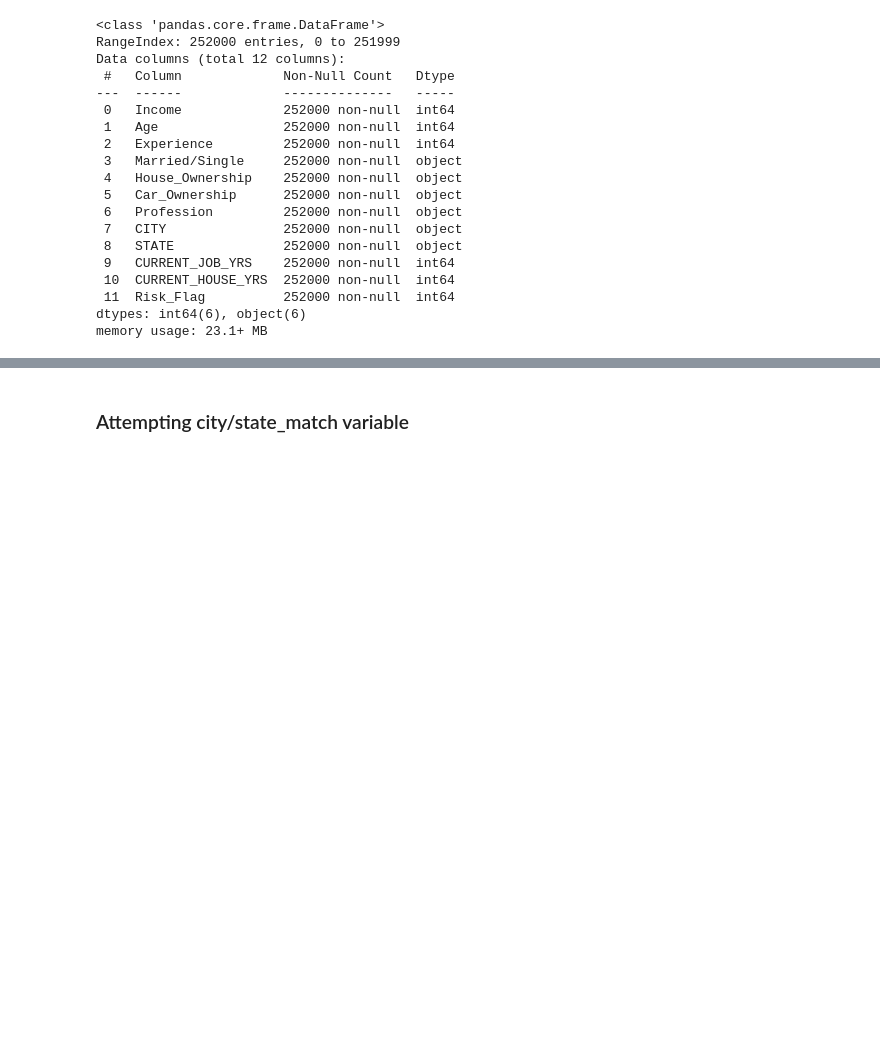
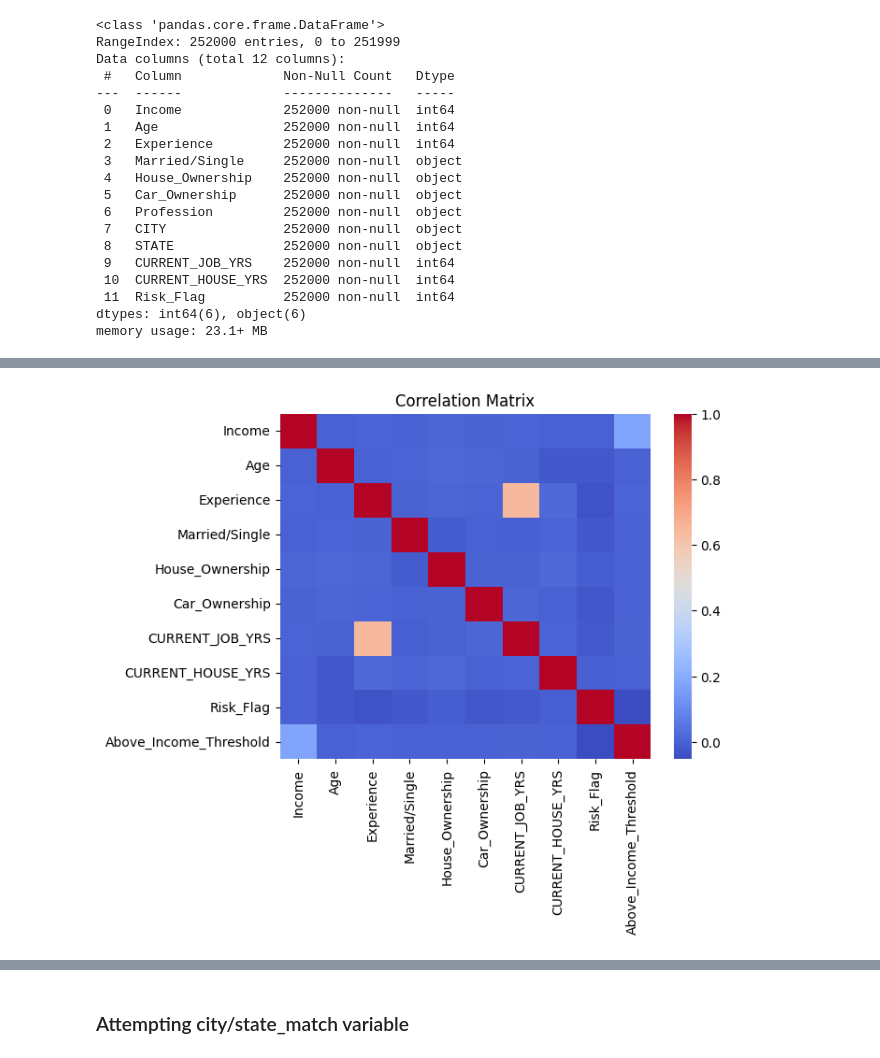
Before and after one commit to BenjaminUy/Predicting-Loan-User-Default-Risk, a Jupyter notebook: notebooks/Cleaning_&_Analysis.ipynb, the cells around one changed output, grey strips where cells are left out. Saved outputs shown, nothing was run; the diff lists cells and outputs as text; code cells hidden in the pictures; blank space fills up the shorter version.

```diff
--- a/notebooks/Cleaning_&_Analysis.ipynb
+++ b/notebooks/Cleaning_&_Analysis.ipynb
@@ -292,3 +292,16 @@ Data columns (total 12 columns):
  11  Risk_Flag          252000 non-null  int64
 dtypes: int64(6), object(6)
 memory usage: 23.1+ MB
+# %%
+'''
+Let's see if we can indicate whether a person's income is a significantly
+lower given their profession, state, and city. Perhaps this might suggest
+a person is less financially stable than others in the same profession, and
+thus more likely to default.
+'''
+
+# Here, I define an income as 'significantly lower' if it is less than the 5% quantile
+threshold = 0.05
+
+income_group = df.groupby(['Profession', 'STATE', 'CITY'])['Income'].quantile(threshold)
+income_group.head()
@@ -294,0 +317,5 @@ memory usage: 23.1+ MB
+# %%
+# Now, we create an indicator variable checking if a person's income, given their
+# profession, state, and city is higher than or equal to this threshold
+df['Above_Income_Threshold'] = df.apply(lambda x: 1 if x['Income'] >= income_group[x['Profession'], x['STATE'], x['CITY']] else 0, axis=1)
+df.head()
@@ -294,0 +338,15 @@ memory usage: 23.1+ MB
+# %%
+# Convert Married/Single to a binary variable to indicate the person is married (1)
+df['Married/Single'] = df['Married/Single'].apply(lambda x: 1 if x == 'married' else 0)
+df.rename({'Married/Single' : 'Is_Married'})
+
+# Same with car ownership
+df['Car_Ownership'] = df['Car_Ownership'].apply(lambda x: 1 if x == 'yes' else 0)
+df.rename({'Car_Ownership' : 'Owns_Car'})
+
+# Convert House_Ownership to an ordinal categorical variable where:
+# norent_noown = 0, rented = 1, owned = 2
+df['House_Ownership'] = df['House_Ownership'].apply(lambda x: 0 if x == 'norent_noown' else 1 if x == 'rented' else 2)
+df.rename({'House_Ownership' : 'House_Ownership_Ordinal'})
+
+df.info()
@@ -294,0 +399,10 @@ memory usage: 23.1+ MB
+# %%
+import seaborn as sns
+import matplotlib.pyplot as plt
+
+corr_matrix = df.select_dtypes(include=np.number).corr()
+sns.heatmap(corr_matrix, cmap='coolwarm')
+plt.title('Correlation Matrix')
+plt.show()
+# %% [output]
+[figure, added]
```
Also changed, not shown: parts of 22 cells of this notebook.
